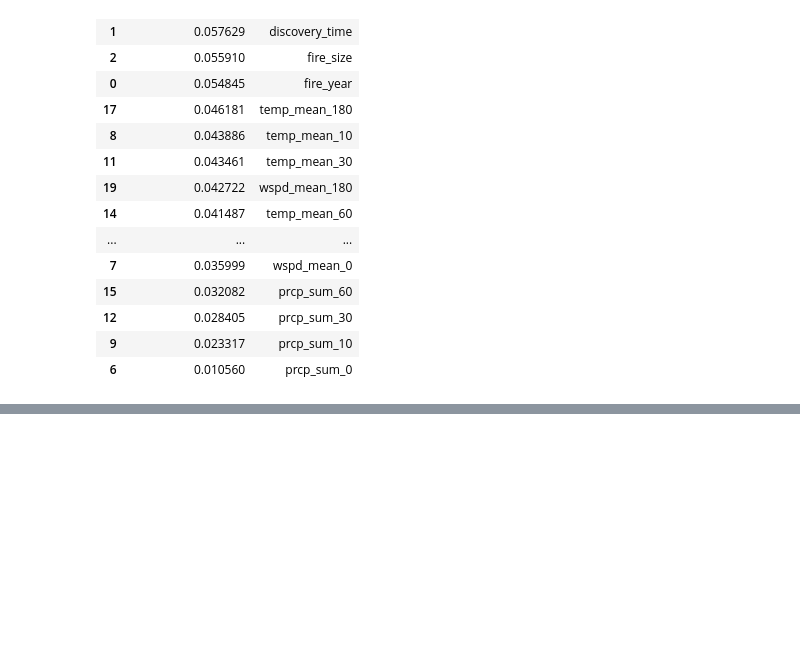
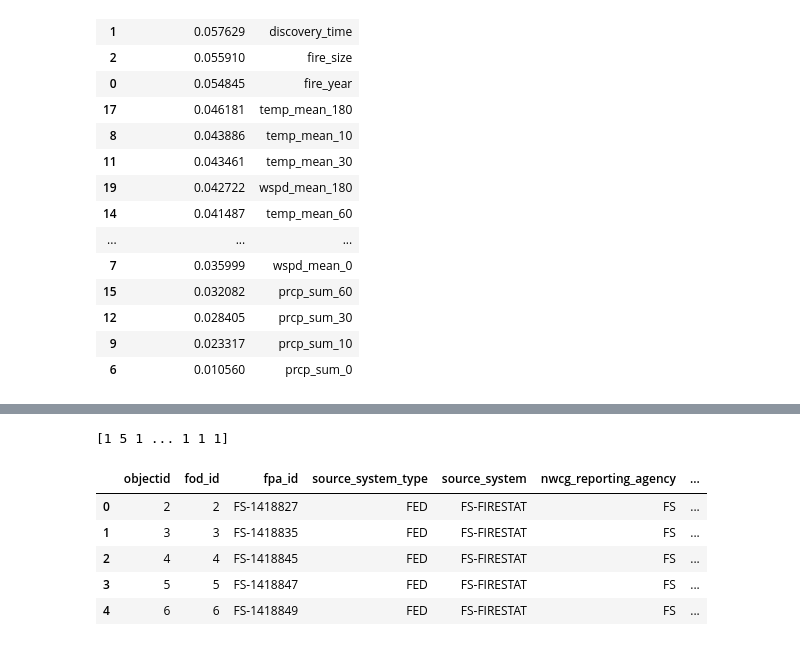
Before and after one commit to jli82/wildfire-analysis, a Jupyter notebook: main.ipynb, the cells around one changed output, grey strips where cells are left out. Cells and saved outputs as stored; diff of their text form; code cells hidden in the pictures; blank space fills up the shorter version.

```diff
--- a/main.ipynb
+++ b/main.ipynb
@@ -257,6 +251,7 @@ cleaned_df.head()
 wildfires_causes_df = cleaned_df[['stat_cause_code', 'stat_cause_descr']]
 wildfires_causes_df = wildfires_causes_df.drop_duplicates()
 wildfires_causes_df = wildfires_causes_df.reset_index(drop=True)
+wildfires_causes_df["stat_cause_code"] = wildfires_causes_df.stat_cause_code.astype(int)
 wildfires_causes_df
 # %% [output]
 |  | stat_cause_code | stat_cause_descr |
@@ -546,0 +514,23 @@ print(most_common_causes)
+# %%
+# get predicted results
+predicted = ctrain.predict(final_df[["fire_year","fire_size","latitude","longitude","fips_name",
+                                     "state","duration","week_day","month"]])
+print(predicted)
+# %% [output]
+[1 5 1 ... 1 1 1]
+# %%
+# append predicted results to dataframe
+final_df['predicted_wildfire_cause_label'] = predicted
+
+export_df = final_df.merge(wildfires_causes_df, how='left', left_on='predicted_wildfire_cause_label', right_on='stat_cause_code')
+export_df.rename(columns = {'stat_cause_descr_y': 'predicted_wildfire_cause'}, inplace = True)
+export_df.drop('stat_cause_code_y', axis=1, inplace=True)
+
+export_df.head()
+# %% [output]
+|  | objectid | fod_id | fpa_id | source_system_type | source_system | nwcg_reporting_agency | ... |
+| 0 | 2 | 2 | FS-1418827 | FED | FS-FIRESTAT | FS | ... |
+| 1 | 3 | 3 | FS-1418835 | FED | FS-FIRESTAT | FS | ... |
+| 2 | 4 | 4 | FS-1418845 | FED | FS-FIRESTAT | FS | ... |
+| 3 | 5 | 5 | FS-1418847 | FED | FS-FIRESTAT | FS | ... |
+| 4 | 6 | 6 | FS-1418849 | FED | FS-FIRESTAT | FS | ... |
```
Also changed, not shown: parts of 30 cells of this notebook.
